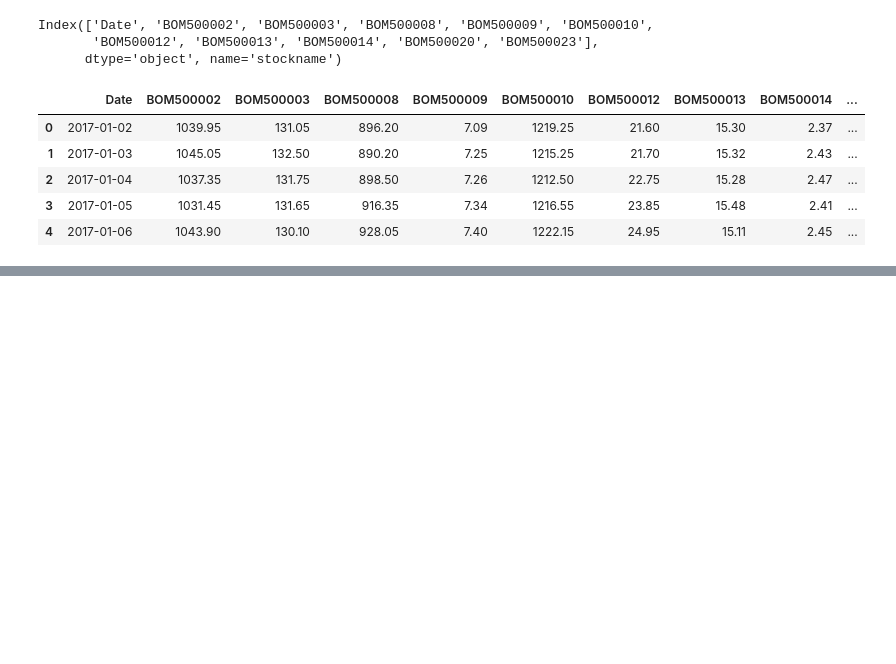
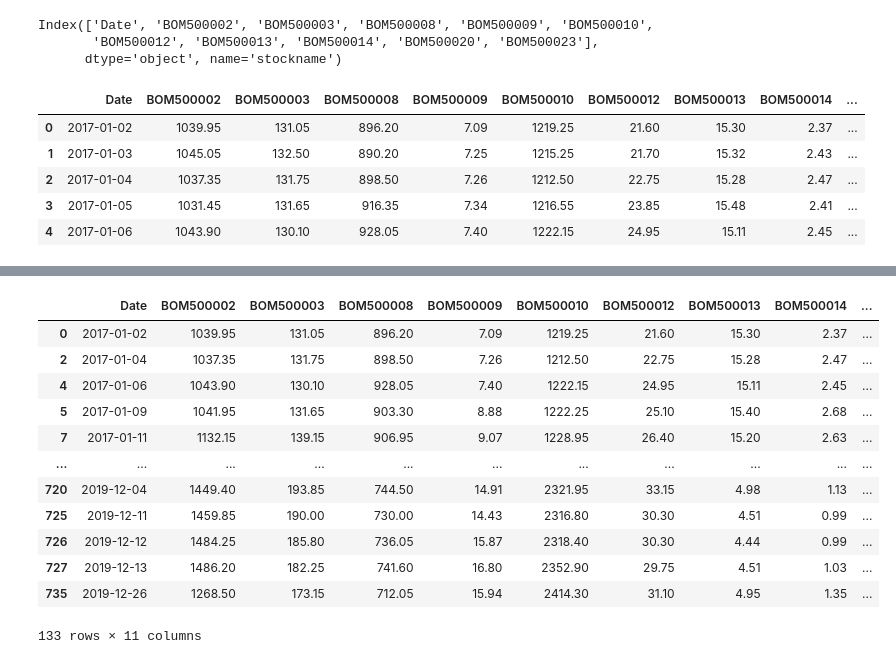
Before and after one commit to santoshgurujula/Springboard, a Jupyter notebook: DataWrangling.ipynb, the cells around one changed output, grey strips where cells are left out. Saved outputs shown, nothing was run; the diff lists cells and outputs as text; code cells hidden in the pictures; blank space fills up the shorter version.

```diff
--- a/DataWrangling.ipynb
+++ b/DataWrangling.ipynb
@@ -111,0 +148,16 @@ share_price_pivot_df.head()
+# %%
+share_price_pivot_df[share_price_pivot_df.BOM500023.isna()]
+# %% [output]
+|  | Date | BOM500002 | BOM500003 | BOM500008 | BOM500009 | BOM500010 | BOM500012 | BOM500013 | BOM500014 | ... |
+| 0 | 2017-01-02 | 1039.95 | 131.05 | 896.20 | 7.09 | 1219.25 | 21.60 | 15.30 | 2.37 | ... |
+| 2 | 2017-01-04 | 1037.35 | 131.75 | 898.50 | 7.26 | 1212.50 | 22.75 | 15.28 | 2.47 | ... |
+| 4 | 2017-01-06 | 1043.90 | 130.10 | 928.05 | 7.40 | 1222.15 | 24.95 | 15.11 | 2.45 | ... |
+| 5 | 2017-01-09 | 1041.95 | 131.65 | 903.30 | 8.88 | 1222.25 | 25.10 | 15.40 | 2.68 | ... |
+| 7 | 2017-01-11 | 1132.15 | 139.15 | 906.95 | 9.07 | 1228.95 | 26.40 | 15.20 | 2.63 | ... |
+| ... | ... | ... | ... | ... | ... | ... | ... | ... | ... | ... |
+| 720 | 2019-12-04 | 1449.40 | 193.85 | 744.50 | 14.91 | 2321.95 | 33.15 | 4.98 | 1.13 | ... |
+| 725 | 2019-12-11 | 1459.85 | 190.00 | 730.00 | 14.43 | 2316.80 | 30.30 | 4.51 | 0.99 | ... |
+| 726 | 2019-12-12 | 1484.25 | 185.80 | 736.05 | 15.87 | 2318.40 | 30.30 | 4.44 | 0.99 | ... |
+| 727 | 2019-12-13 | 1486.20 | 182.25 | 741.60 | 16.80 | 2352.90 | 29.75 | 4.51 | 1.03 | ... |
+| 735 | 2019-12-26 | 1268.50 | 173.15 | 712.05 | 15.94 | 2414.30 | 31.10 | 4.95 | 1.35 | ... |
+133 rows × 11 columns
```
Also changed, not shown: parts of 29 cells of this notebook.
